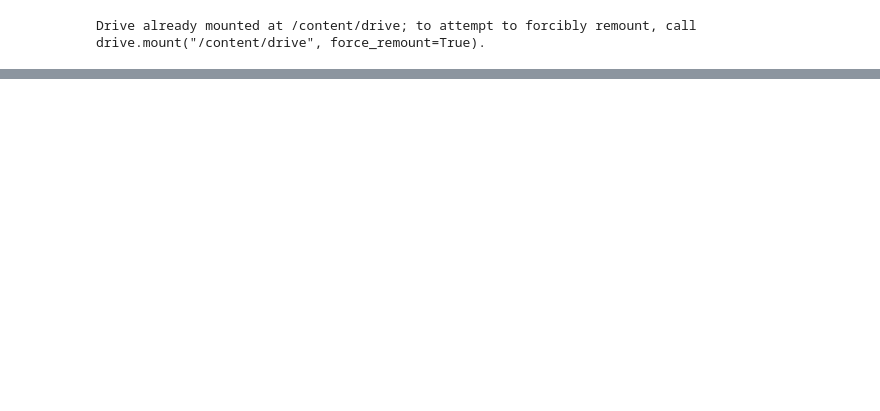
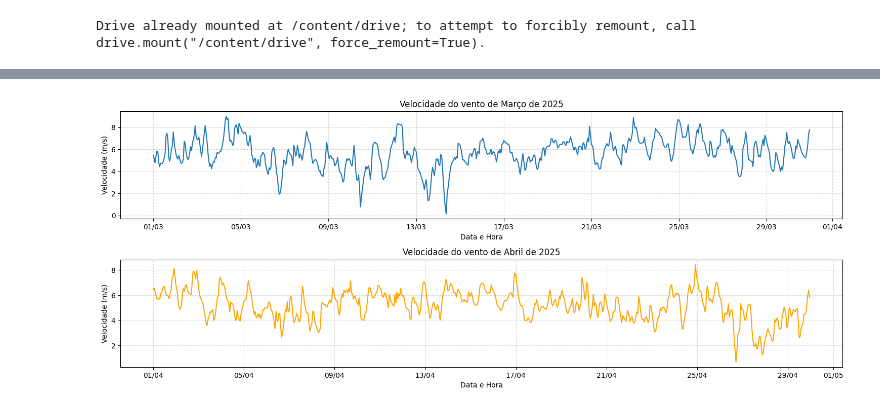
Before and after one commit to zydanne-costa/Ondas_ADCP_SCO_Mar_Nov_2025, a Jupyter notebook: Vento_ERA5_CHU.ipynb, the cells around one changed output, grey strips where cells are left out. Cells and saved outputs as stored; diff of their text form; code cells hidden in the pictures; blank space fills up the shorter version.

```diff
--- a/Vento_ERA5_CHU.ipynb
+++ b/Vento_ERA5_CHU.ipynb
@@ -41,3 +34,34 @@ df_wind_abr = pd.DataFrame()
 df_wind_abr['datetime'] = pd.to_datetime(df_abr['datetime'], format='%d/%m/%Y %H:%M')
 df_wind_abr['dir_deg'] = df_abr['dir_deg'].round(1)
 df_wind_abr['vel_ms'] = df_abr['vel_m_s'].round(2)
+# %%
+import matplotlib.pyplot as plt
+import seaborn as sns
+import matplotlib.dates as mdates
+
+plt.figure(figsize=(15, 6))
+
+# plotando as velocidades de cada mês
+# marco
+ax1 = plt.subplot(2, 1, 1) # 1 linha, 2 colunas, 1o plot
+sns.lineplot(x='datetime', y='vel_ms', data=df_wind_mar, ax=ax1)
+plt.title('Velocidade do vento de Março de 2025')
+plt.xlabel('Data e Hora')
+plt.ylabel('Velocidade (m/s)')
+plt.xticks()
+ax1.xaxis.set_major_formatter(mdates.DateFormatter('%d/%m')) # formato que a data ira aparecer no plt
+plt.grid(True, linestyle='--', alpha=0.5)
+# marco
+ax2 = plt.subplot(2, 1, 2) # 1 linha, 2 colunas, 1o plot
+sns.lineplot(x='datetime', y='vel_ms', data=df_wind_abr, color='orange', ax=ax2)
+plt.title('Velocidade do vento de Abril de 2025')
+plt.xlabel('Data e Hora')
+plt.ylabel('Velocidade (m/s)')
+plt.xticks()
+ax2.xaxis.set_major_formatter(mdates.DateFormatter('%d/%m')) # formato que a data ira aparecer no plt
+plt.grid(True, linestyle='--', alpha=0.5)
+
+plt.tight_layout()
+plt.show()
+# %% [output]
+[figure, added]
```
Also changed, not shown: parts of 5 cells of this notebook.
